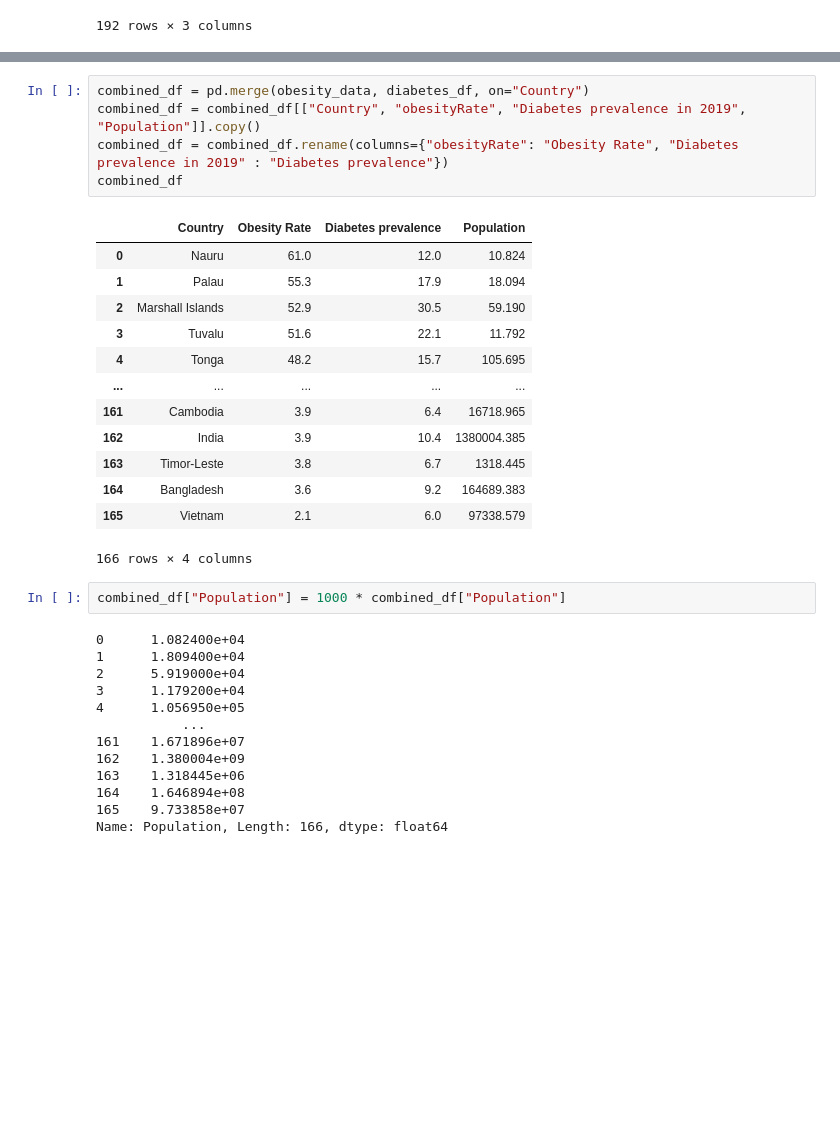
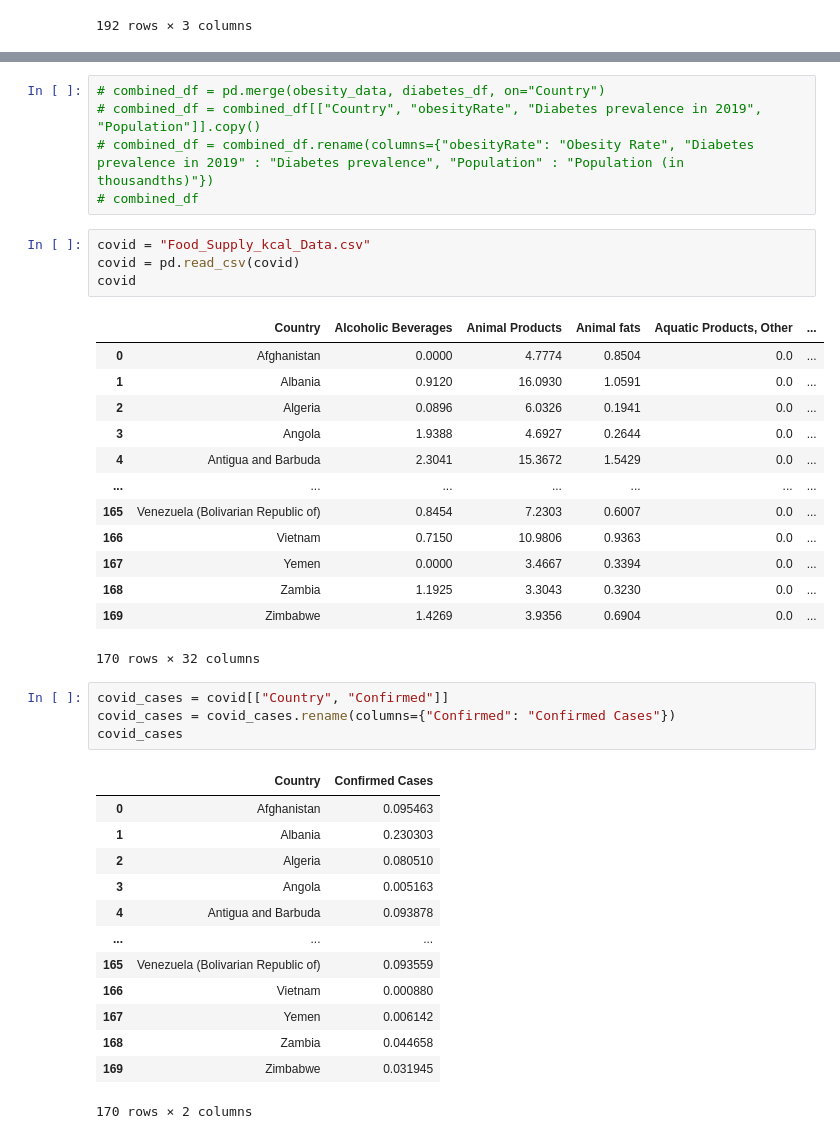
Before and after one commit to msflores10307/etl-project, a Jupyter notebook: Diabetes Prevalence.ipynb, the cells around one changed output, grey strips where cells are left out. Saved outputs shown, nothing was run; the diff lists cells and outputs as text; blank space fills up the shorter version.

```diff
--- a/Diabetes Prevalence.ipynb
+++ b/Diabetes Prevalence.ipynb
@@ -82,36 +102,43 @@ obesity_data
 | 191 | Vietnam | 2.1 | 97338.579 |
 192 rows × 3 columns
 # %%
-combined_df = pd.merge(obesity_data, diabetes_df, on="Country")
-combined_df = combined_df[["Country", "obesityRate", "Diabetes prevalence in 2019", "Population"]].copy()
-combined_df = combined_df.rename(columns={"obesityRate": "Obesity Rate", "Diabetes prevalence in 2019" : "Diabetes prevalence"})
-combined_df
+# combined_df = pd.merge(obesity_data, diabetes_df, on="Country")
+# combined_df = combined_df[["Country", "obesityRate", "Diabetes prevalence in 2019", "Population"]].copy()
+# combined_df = combined_df.rename(columns={"obesityRate": "Obesity Rate", "Diabetes prevalence in 2019" : "Diabetes prevalence", "Population" : "Population (in thousandths)"})
+# combined_df
-# %% [output]
-|  | Country | Obesity Rate | Diabetes prevalence | Population |
-| 0 | Nauru | 61.0 | 12.0 | 10.824 |
-| 1 | Palau | 55.3 | 17.9 | 18.094 |
-| 2 | Marshall Islands | 52.9 | 30.5 | 59.190 |
-| 3 | Tuvalu | 51.6 | 22.1 | 11.792 |
-| 4 | Tonga | 48.2 | 15.7 | 105.695 |
-| ... | ... | ... | ... | ... |
-| 161 | Cambodia | 3.9 | 6.4 | 16718.965 |
-| 162 | India | 3.9 | 10.4 | 1380004.385 |
-| 163 | Timor-Leste | 3.8 | 6.7 | 1318.445 |
-| 164 | Bangladesh | 3.6 | 9.2 | 164689.383 |
-| 165 | Vietnam | 2.1 | 6.0 | 97338.579 |
-166 rows × 4 columns
-# %%
-combined_df["Population"] = 1000 * combined_df["Population"]
-# %% [output]
-0      1.082400e+04
-1      1.809400e+04
-2      5.919000e+04
-3      1.179200e+04
-4      1.056950e+05
-           ...
-161    1.671896e+07
-162    1.380004e+09
-163    1.318445e+06
-164    1.646894e+08
-165    9.733858e+07
-Name: Population, Length: 166, dtype: float64
+# %%
+covid = "Food_Supply_kcal_Data.csv"
+covid = pd.read_csv(covid)
+covid
+# %% [output]
+|  | Country | Alcoholic Beverages | Animal Products | Animal fats | Aquatic Products, Other | ... |
+| 0 | Afghanistan | 0.0000 | 4.7774 | 0.8504 | 0.0 | ... |
+| 1 | Albania | 0.9120 | 16.0930 | 1.0591 | 0.0 | ... |
+| 2 | Algeria | 0.0896 | 6.0326 | 0.1941 | 0.0 | ... |
+| 3 | Angola | 1.9388 | 4.6927 | 0.2644 | 0.0 | ... |
+| 4 | Antigua and Barbuda | 2.3041 | 15.3672 | 1.5429 | 0.0 | ... |
+| ... | ... | ... | ... | ... | ... | ... |
+| 165 | Venezuela (Bolivarian Republic of) | 0.8454 | 7.2303 | 0.6007 | 0.0 | ... |
+| 166 | Vietnam | 0.7150 | 10.9806 | 0.9363 | 0.0 | ... |
+| 167 | Yemen | 0.0000 | 3.4667 | 0.3394 | 0.0 | ... |
+| 168 | Zambia | 1.1925 | 3.3043 | 0.3230 | 0.0 | ... |
+| 169 | Zimbabwe | 1.4269 | 3.9356 | 0.6904 | 0.0 | ... |
+170 rows × 32 columns
+# %%
+covid_cases = covid[["Country", "Confirmed"]]
+covid_cases = covid_cases.rename(columns={"Confirmed": "Confirmed Cases"})
+covid_cases
+# %% [output]
+|  | Country | Confirmed Cases |
+| 0 | Afghanistan | 0.095463 |
+| 1 | Albania | 0.230303 |
+| 2 | Algeria | 0.080510 |
+| 3 | Angola | 0.005163 |
+| 4 | Antigua and Barbuda | 0.093878 |
+| ... | ... | ... |
+| 165 | Venezuela (Bolivarian Republic of) | 0.093559 |
+| 166 | Vietnam | 0.000880 |
+| 167 | Yemen | 0.006142 |
+| 168 | Zambia | 0.044658 |
+| 169 | Zimbabwe | 0.031945 |
+170 rows × 2 columns
```
Also changed, not shown: parts of 11 cells of this notebook.
